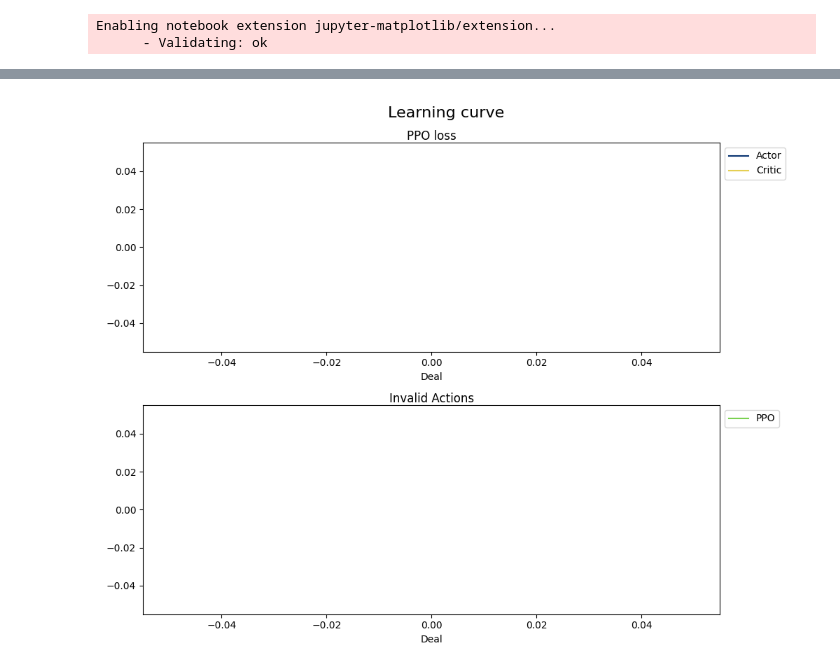
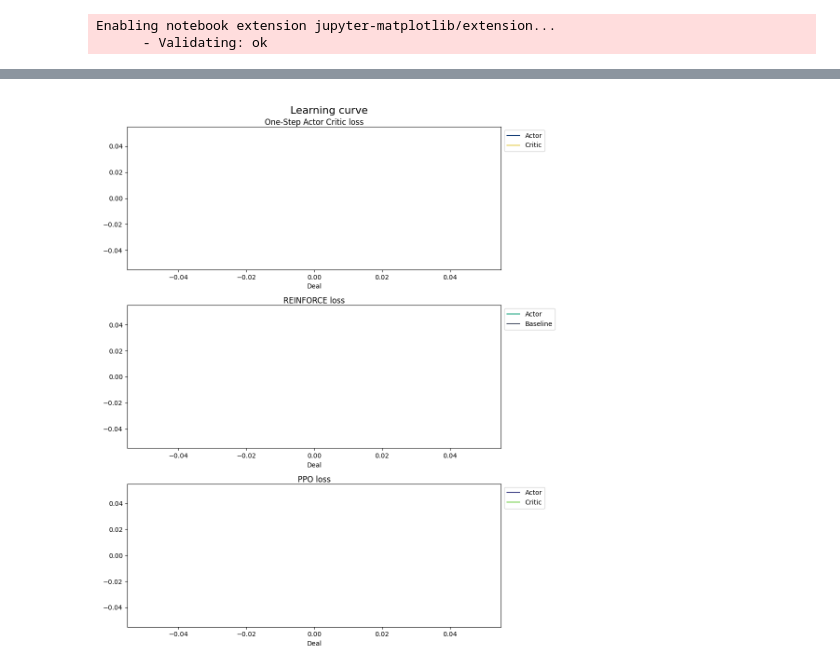
Before and after one commit to k-chr/CardGame, a Jupyter notebook: training.ipynb, the cells around one changed output, grey strips where cells are left out. Saved outputs shown, nothing was run; the diff lists cells and outputs as text; code cells hidden in the pictures.

Commit message:
training example

```diff
--- a/training.ipynb
+++ b/training.ipynb
@@ -148,0 +108,15 @@ PPOAgent(
+# %%
+agent_ac= ACAgent(False, 1e-3, 1e-3, actor_layers=[256, 256, 128, 64], critic_layers=[256, 256, 128, 64], gamma=0.99995)
+agent_pg = REINFORCEAgent(128, False, 3e-7, 3e-6, importance_weighting=True, queue_size=524288, baseline_layers=[256, 256, 128, 64], layers=[256, 256, 128, 64])
+agent_ppo = PPOAgent(128, False, 1e-3, 1e-5, gamma=0.99, lambda_gae=0.95, update_interval=10, entropy_coeff=0.01, actor_layers=[128, 64, 32], critic_layers=[128, 64, 32])
+# players = []
+# for i in range(2):
+#     # p = REINFORCEAgent(128, False, 5e-3, layers=[256, 256, 128, 64], queue_size=42024, importance_weighting=True)
+#     # p.qnet = t.load("reinforce_256_128_128_64_small_deck.pkt")
+#     # p.toggle_training(False)
+#     # p.requires_grad_(False)
+#     # p.eval()
+#     # players.append(p)
+#     players.append(RandomPlayer())
+
+game = CardGame(agent_ac, agent_pg, agent_ppo, RandomPlayer(), full_deck=False, display=False)
@@ -149,22 +183,23 @@ PPOAgent(
 # %%
 loop = tqdm(range(10000), desc="Episodes", position=0)
-plot = LearningCurvePlot(plot_names=['PPO loss', "Invalid Actions"],
-                         line_names={'PPO loss':['Actor', 'Critic'] , 'Invalid Actions':['PPO']},
-                         line_colors={'PPO loss':[cividis(0.1), cividis(0.9)], 'Invalid Actions':[viridis(0.8)]},
+plot = LearningCurvePlot(plot_names=['One-Step Actor Critic loss', 'REINFORCE loss', 'PPO loss'],
+                         line_names={'One-Step Actor Critic loss':['Actor', 'Critic'], 'REINFORCE loss':['Actor', 'Baseline'], 'PPO loss':['Actor', 'Critic']},
+                         line_colors={'One-Step Actor Critic loss':[cividis(0.1), cividis(0.9)], 'REINFORCE loss':[viridis(0.6), cividis(0.3)], 'PPO loss':[viridis(0.2), viridis(0.8)]},
                          x_label='Deal')
-ppo_agent.set_loss_callback(lambda x: plot_loss_ppo(x, ppo_agent, plot))
-ppo_agent.set_invalid_actions_callback(lambda x: plot_invalid_actions(x, ppo_agent, plot))
+agent_ac.set_loss_callback(lambda x: plot_loss_ac(x, agent_ac, plot))
+agent_pg.set_loss_callback(lambda x: plot_loss(x, agent_pg, plot))
+agent_ppo.set_loss_callback(lambda x: plot_loss_ppo(x, agent_ppo, plot))
 
 async def learn():
     await asyncio.sleep(1)
     for _ in loop:
         game.start()
-        loop.set_postfix({"PPO Actor loss":ppo_agent.losses[-1][0] if ppo_agent.losses else float('inf'), "PPO Critic loss":ppo_agent.losses[-1][1] if ppo_agent.losses else float('inf')})
+        loop.set_postfix({'REINFORCE loss':agent_pg.losses[-1] if agent_pg.losses else float('NaN'), "AC loss":agent_ac.losses[-1] if agent_ac.losses else float('NaN'), "PPO loss":agent_ppo.losses[-1] if agent_ppo.losses else float('NaN')})
         await asyncio.sleep(0.1)
 
 task = asyncio.get_event_loop().create_task(learn())
 # %% [output]
-[figure, old version]
+[figure, new version]
 # %%
 await task
 # %% [output]
```
Also changed, not shown: parts of 24 cells of this notebook, 1 other file.
